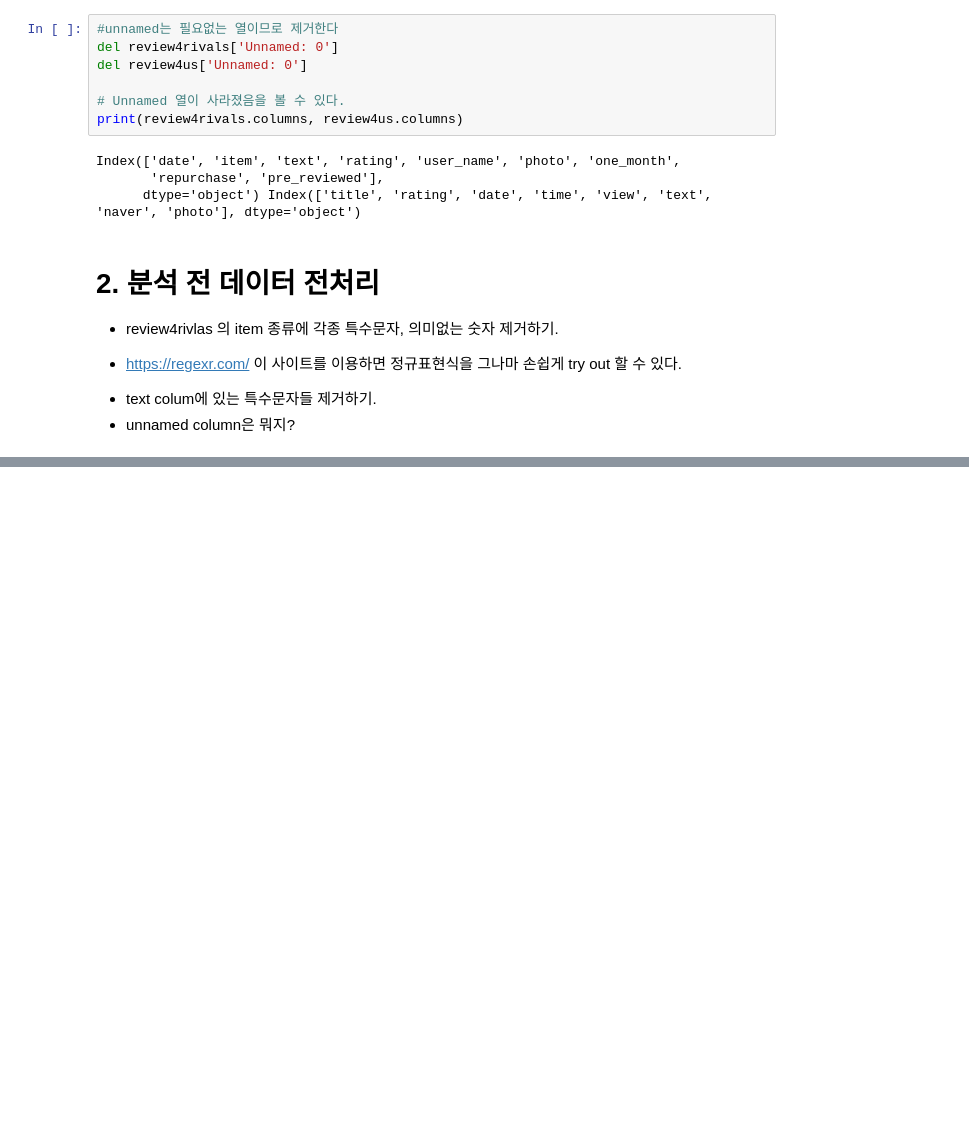
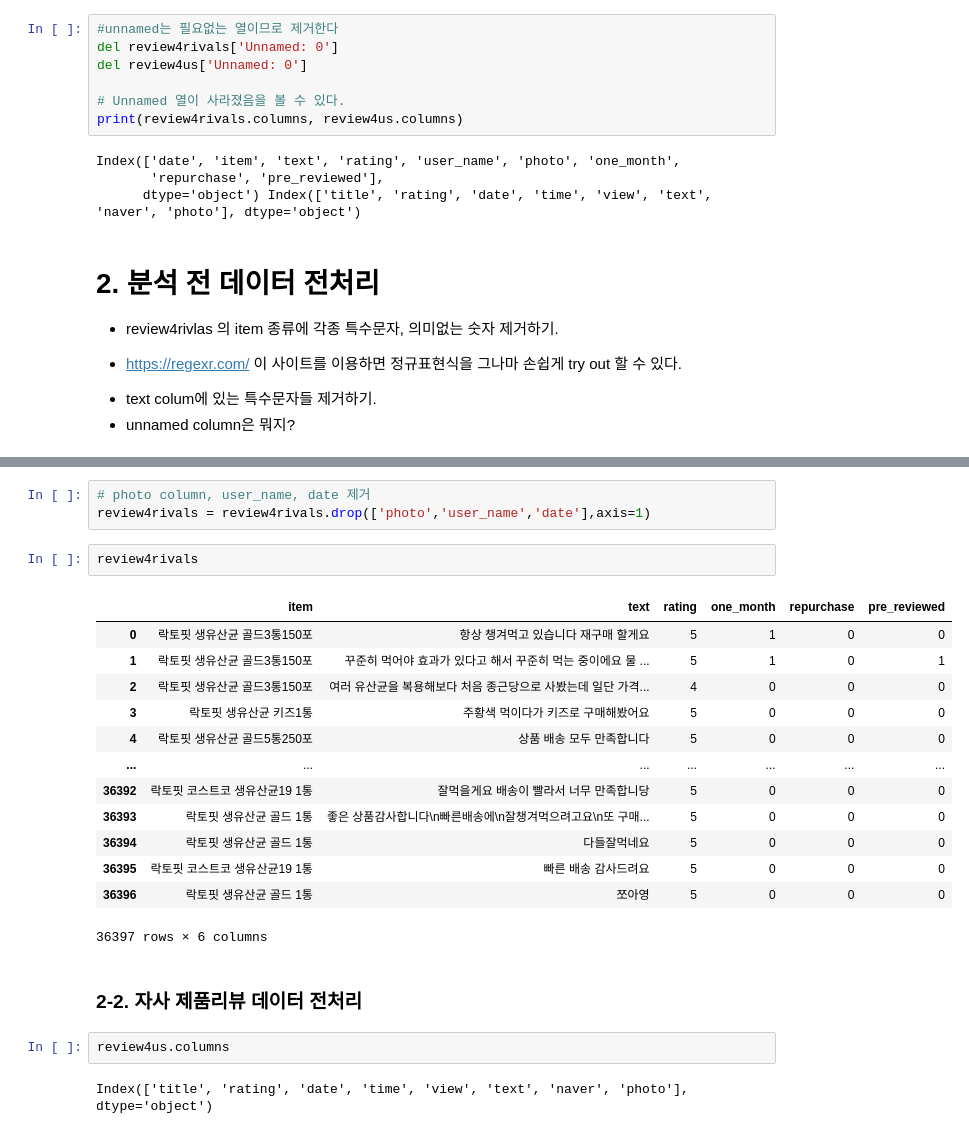
Before and after one commit to crossrobot/EDA-team-project, a Jupyter notebook: EDA project.ipynb, the cells around one changed output, grey strips where cells are left out. Saved outputs shown, nothing was run; the diff lists cells and outputs as text; blank space fills up the shorter version.

```diff
--- a/EDA project.ipynb
+++ b/EDA project.ipynb
@@ -110,0 +151,25 @@ Name: item, Length: 100, dtype: object
+# %%
+# photo column, user_name, date 제거
+review4rivals = review4rivals.drop(['photo','user_name','date'],axis=1)
+# %%
+review4rivals
+# %% [output]
+|  | item | text | rating | one_month | repurchase | pre_reviewed |
+| 0 | 락토핏 생유산균 골드3통150포 | 항상 챙겨먹고 있습니다 재구매 할게요 | 5 | 1 | 0 | 0 |
+| 1 | 락토핏 생유산균 골드3통150포 | 꾸준히 먹어야 효과가 있다고 해서 꾸준히 먹는 중이에요 물 ... | 5 | 1 | 0 | 1 |
+| 2 | 락토핏 생유산균 골드3통150포 | 여러 유산균을 복용해보다 처음 종근당으로 사봤는데 일단 가격... | 4 | 0 | 0 | 0 |
+| 3 | 락토핏 생유산균 키즈1통 | 주황색 먹이다가 키즈로 구매해봤어요 | 5 | 0 | 0 | 0 |
+| 4 | 락토핏 생유산균 골드5통250포 | 상품 배송 모두 만족합니다 | 5 | 0 | 0 | 0 |
+| ... | ... | ... | ... | ... | ... | ... |
+| 36392 | 락토핏 코스트코 생유산균19 1통 | 잘먹을게요 배송이 빨라서 너무 만족합니당 | 5 | 0 | 0 | 0 |
+| 36393 | 락토핏 생유산균 골드 1통 | 좋은 상품감사합니다\n빠른배송에\n잘챙겨먹으려고요\n또 구매... | 5 | 0 | 0 | 0 |
+| 36394 | 락토핏 생유산균 골드 1통 | 다들잘먹네요 | 5 | 0 | 0 | 0 |
+| 36395 | 락토핏 코스트코 생유산균19 1통 | 빠른 배송 감사드려요 | 5 | 0 | 0 | 0 |
+| 36396 | 락토핏 생유산균 골드 1통 | 쪼아영 | 5 | 0 | 0 | 0 |
+36397 rows × 6 columns
+# %% [markdown]
+### 2-2. 자사 제품리뷰 데이터 전처리
+# %%
+review4us.columns
+# %% [output]
+Index(['title', 'rating', 'date', 'time', 'view', 'text', 'naver', 'photo'], dtype='object')
```
Also changed, not shown: parts of 11 cells of this notebook.
